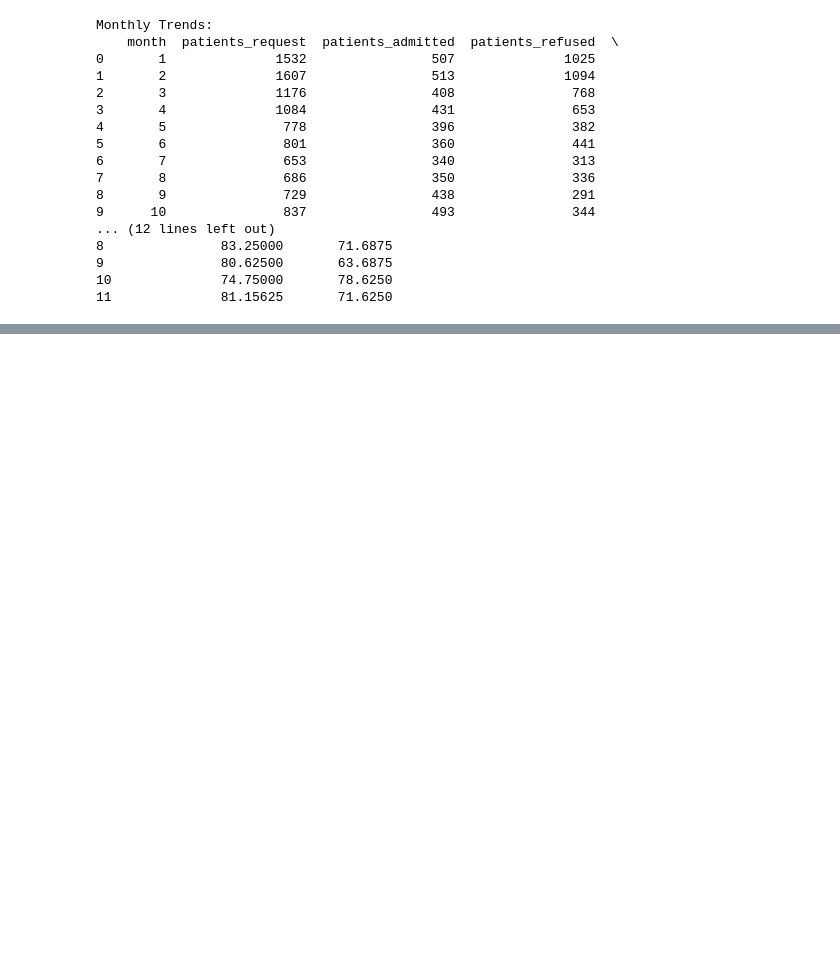
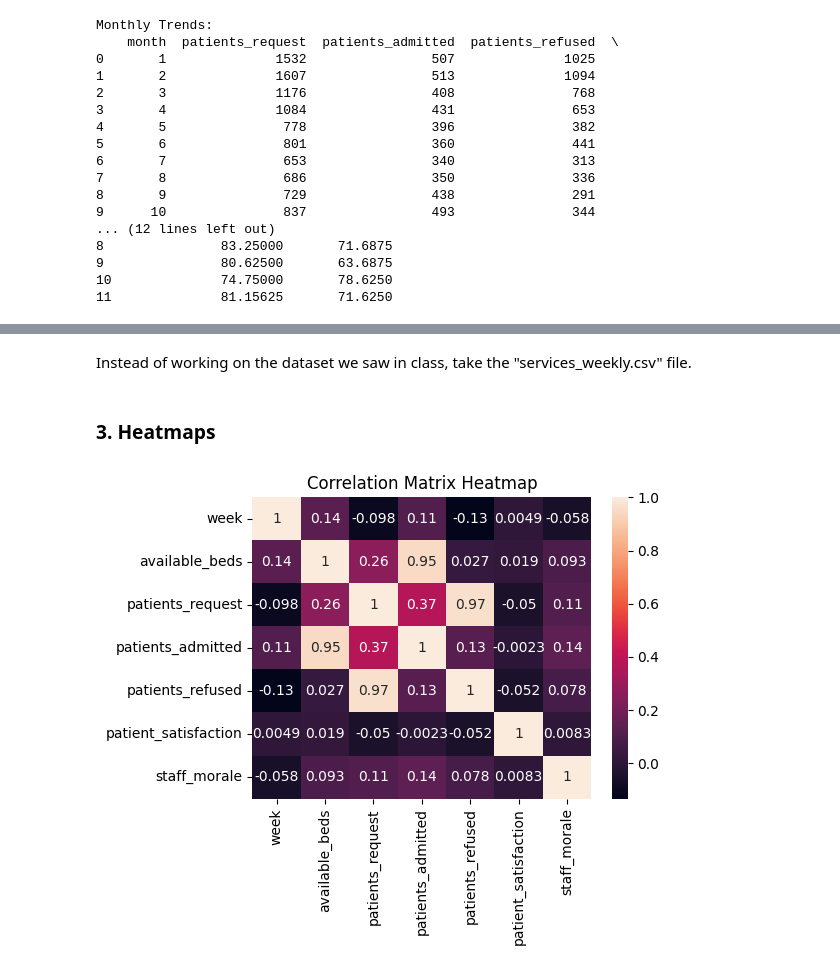
Before and after one commit to cg67qowo/Introduction-to-Data-Analysis-with-Python, a Jupyter notebook: Week4/04-02-Advanced_visualization-1.ipynb, the cells around one changed output, grey strips where cells are left out. Drawn from its saved outputs; the diff is of its cells as text; code cells hidden in the pictures; blank space fills up the shorter version.

```diff
--- a/Week4/04-02-Advanced_visualization-1.ipynb
+++ b/Week4/04-02-Advanced_visualization-1.ipynb
@@ -236,0 +253,17 @@ Here, we used `agg()`, an useful aggregation function of `pandas`. We used it to
+# %% [markdown]
+Instead of working on the dataset we saw in class, take the "services_weekly.csv" file.
+# %% [markdown]
+### 3. Heatmaps
+# %%
+numeric_cols = services_df.select_dtypes(include='number')  # only numeric columns for heatmaps, need to compute coefficients
+corr = numeric_cols.corr()
+plt.figure(figsize=(6,5))
+sns.heatmap(corr, annot=True)
+plt.title("Correlation Matrix Heatmap")
+#plt.title("Correlation Matrix Heatmap"), cmap='coolwarm', fmt=".2f") # Eventually, set parameters for ifferent colours/visualization
+plt.tight_layout()
+plt.show()
+#plt.savefig("heatmap.png", dpi=300)
+plt.close()
+# %% [output]
+[figure, added]
```
Also changed, not shown: parts of 32 cells of this notebook.
